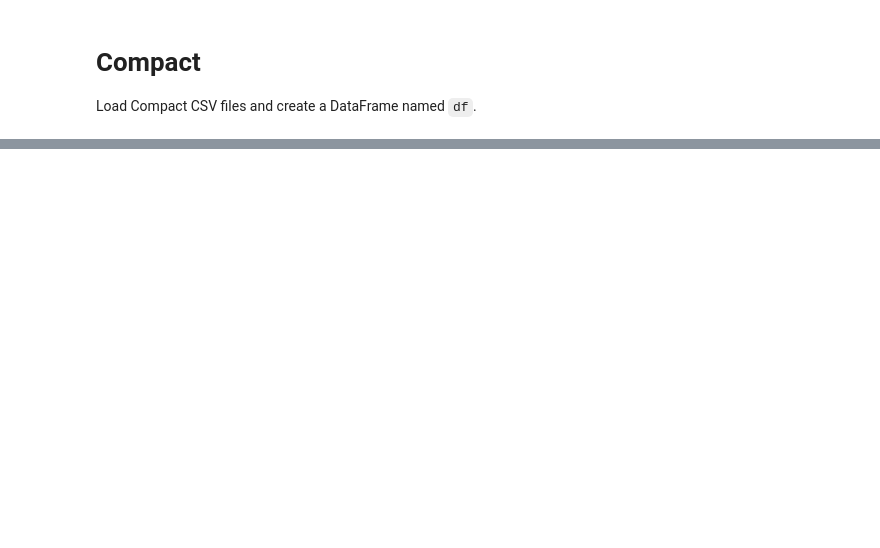
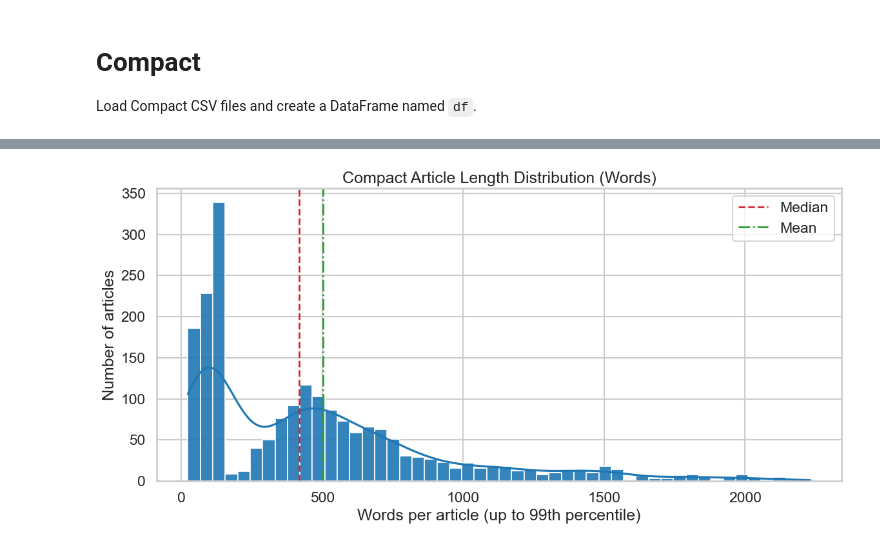
Before and after one commit to mattishaumann/Thesis, a Jupyter notebook: data preprocessing/02_Compact.ipynb, the cells around one changed output, grey strips where cells are left out. Drawn from its saved outputs; the diff is of its cells as text; code cells hidden in the pictures; blank space fills up the shorter version.

```diff
--- a/data preprocessing/02_Compact.ipynb
+++ b/data preprocessing/02_Compact.ipynb
@@ -59,0 +170,15 @@ df.head()
+# %%
+import seaborn as sns
+import matplotlib.pyplot as plt
+
+sns.set_theme(style="whitegrid", context="talk")
+plt.rcParams["figure.figsize"] = (12, 6)
+
+eda_df = df_clean.copy() if "df_clean" in globals() else df.copy()
+eda_df["Date"] = pd.to_datetime(eda_df["Date"], errors="coerce")
+
+text_col = "Inhalt"
+eda_df[text_col] = eda_df[text_col].astype("string")
+eda_df = eda_df.dropna(subset=["Date", text_col]).copy()
+
+print(f"Rows used for EDA: {len(eda_df):,}")
@@ -59,0 +187,7 @@ df.head()
+# %%
+eda_df["article_length_words"] = eda_df[text_col].str.split().str.len()
+eda_df["article_length_chars"] = eda_df[text_col].str.len()
+
+eda_df["article_length_words"].describe(
+    percentiles=[0.1, 0.25, 0.5, 0.75, 0.9, 0.95, 0.99]
+).round(1)
@@ -59,0 +208,25 @@ df.head()
+# %%
+q99 = eda_df["article_length_words"].quantile(0.99)
+length_plot = eda_df[eda_df["article_length_words"] <= q99]
+
+fig, ax = plt.subplots(figsize=(12, 6))
+sns.histplot(
+    length_plot["article_length_words"],
+    bins=50,
+    kde=True,
+    color="#1f77b4",
+    edgecolor="white",
+    alpha=0.9,
+    ax=ax,
+)
+
+ax.axvline(eda_df["article_length_words"].median(), color="#d62728", linestyle="--", linewidth=2, label="Median")
+ax.axvline(eda_df["article_length_words"].mean(), color="#2ca02c", linestyle="-.", linewidth=2, label="Mean")
+ax.set_title("Compact Article Length Distribution (Words)")
+ax.set_xlabel("Words per article (up to 99th percentile)")
+ax.set_ylabel("Number of articles")
+ax.legend()
+plt.tight_layout()
+plt.show()
+# %% [output]
+[figure, added]
```
Also changed, not shown: parts of 24 cells of this notebook, 2 other files.
